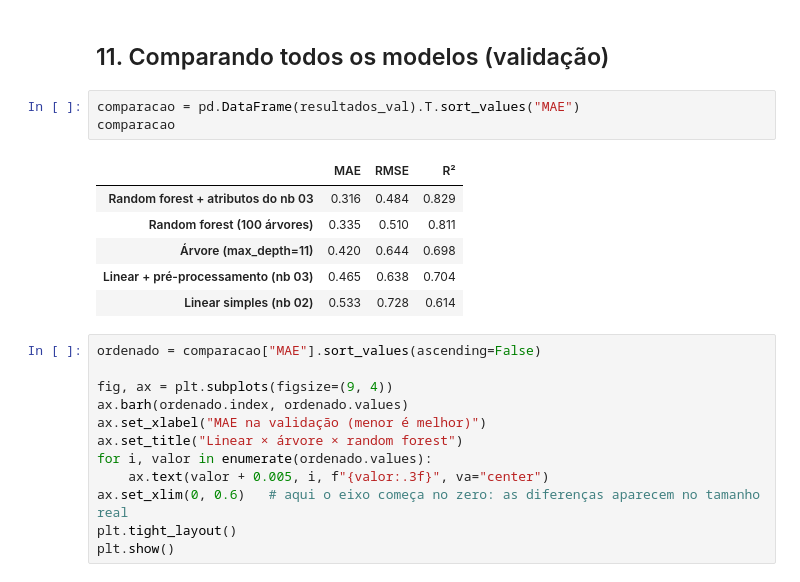
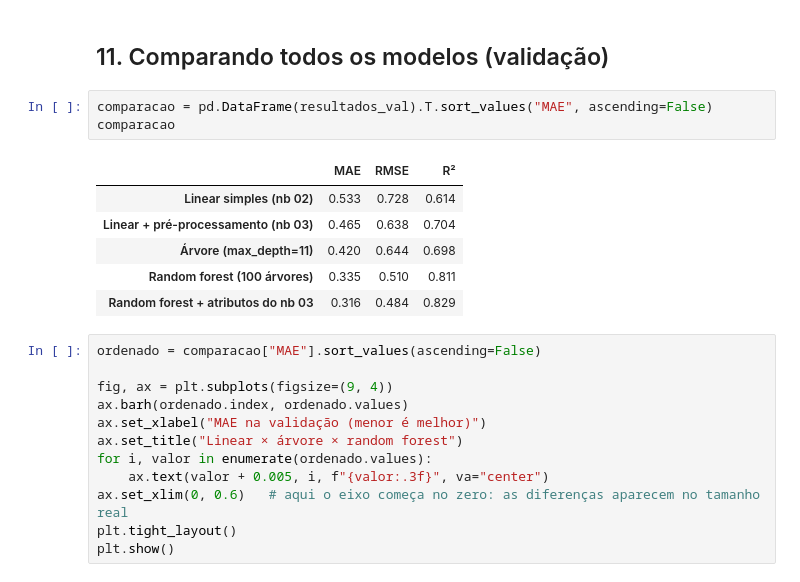
Before and after one commit to JoaoBLeite/ML-01-Introducao-regressao, a Jupyter notebook: 04_modelos_nao_lineares.ipynb, the cells around one changed output. Cells and saved outputs as stored; diff of their text form.

```diff
--- a/04_modelos_nao_lineares.ipynb
+++ b/04_modelos_nao_lineares.ipynb
@@ -459,15 +459,15 @@ O erro no teto continua sendo bem maior que o das casas normais. Parte disso é
 # %% [markdown]
 ## 11. Comparando todos os modelos (validação)
 # %%
-comparacao = pd.DataFrame(resultados_val).T.sort_values("MAE")
+comparacao = pd.DataFrame(resultados_val).T.sort_values("MAE", ascending=False)
 comparacao
 # %% [output]
 |  | MAE | RMSE | R² |
+| Linear simples (nb 02) | 0.533 | 0.728 | 0.614 |
+| Linear + pré-processamento (nb 03) | 0.465 | 0.638 | 0.704 |
+| Árvore (max_depth=11) | 0.420 | 0.644 | 0.698 |
+| Random forest (100 árvores) | 0.335 | 0.510 | 0.811 |
 | Random forest + atributos do nb 03 | 0.316 | 0.484 | 0.829 |
-| Random forest (100 árvores) | 0.335 | 0.510 | 0.811 |
-| Árvore (max_depth=11) | 0.420 | 0.644 | 0.698 |
-| Linear + pré-processamento (nb 03) | 0.465 | 0.638 | 0.704 |
-| Linear simples (nb 02) | 0.533 | 0.728 | 0.614 |
 # %%
 ordenado = comparacao["MAE"].sort_values(ascending=False)
 
```
Also changed, not shown: parts of 1 cell of this notebook.
